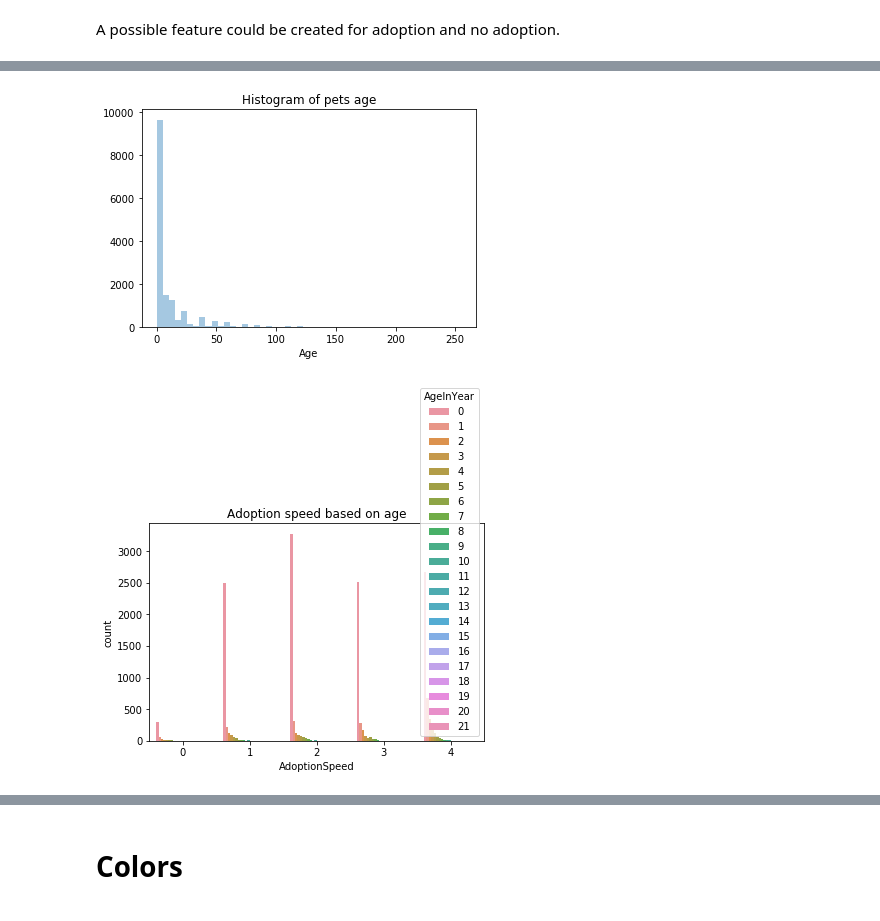
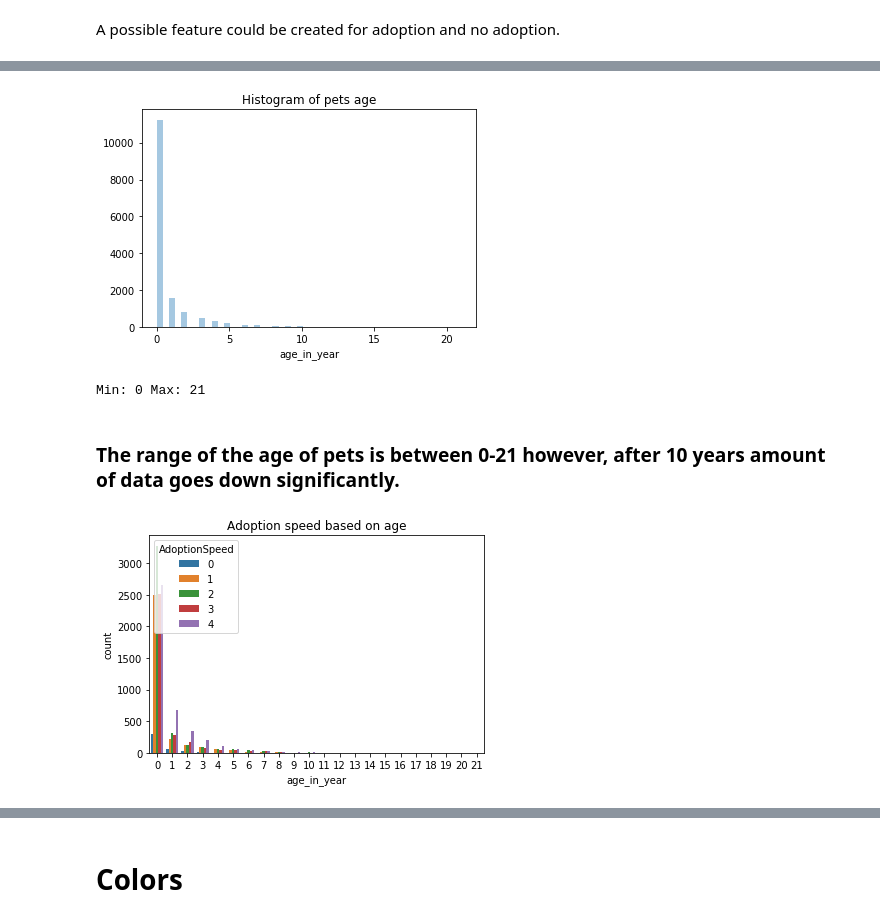
Before and after one commit to edwinwongy/kaggle_pet_finder, a Jupyter notebook: pets/pets-predict.ipynb, the cells around one changed output, grey strips where cells are left out. Drawn from its saved outputs; the diff is of its cells as text; code cells hidden in the pictures.

```diff
--- a/pets/pets-predict.ipynb
+++ b/pets/pets-predict.ipynb
@@ -27,6 +31,10 @@ Features created based on EDA presented below
 # %%
 # Create a feature representing individual or group of pets
 train_df['pet_profile'] = train_df['Quantity'].apply(lambda x: 'Individual' if x == 1 else 'Group')
+
+# Bin months into years
+years = [0, 1, 2, 3, 4, 5, 6, 7, 8, 9, 10, 11, 12, 13, 14, 15, 16, 17, 18, 19, 20, 21]
+train_df['age_in_year'] = pd.cut(train_df['Age'], 22, labels=years)
 # %%
 # Split training data into trianing and validation dataset
 x_train, x_validate, y_train, y_validate = train_test_split(train_df, train_df['AdoptionSpeed'], test_size=0.2)
@@ -40,15 +48,13 @@ Validation Size: 2999
 Test Size: 3948
 # %% [markdown]
 # Mapping values
-# %%
-# Rename values for easier visualisation
-
-# train_df['Gender'] = train_df['Gender'].map({1: 'Male', 2: 'Female', 3: 'Mixed'})
-# train_df['Type'] = train_df['Type'].map({1: 'Dog', 2: 'Cat'})
-# Bin months into years
-years = [0, 1, 2, 3, 4, 5, 6, 7, 8, 9, 10, 11, 12, 13, 14, 15, 16, 17, 18, 19, 20, 21]
-train_df['AgeInYear'] = pd.cut(train_df['Age'], 22,
-                                   labels=years)
+# %%
+# Rename values for easier visualisation
+type_map = {1: 'Dog', 2: 'Cat'}
+gender_map = {1: 'Male', 2: 'Female', 3: 'Mixed'}
+
+train_df['Gender'] = train_df['Gender'].map(gender_map)
+train_df['Type'] = train_df['Type'].map(type_map)
 # %%
 color_lables_df = pd.read_csv('../input/color_labels.csv')
 keys = color_lables_df.ColorID
@@ -155,10 +172,15 @@ visualise_count_plot(train_df, 'Vaccinated', '[Validate] Vaccinated pets')
 # %%
 # Display distribution of age of pets
-visualise_histogram_plot(train_df, 'Age', title='Histogram of pets age')
+visualise_histogram_plot(train_df, 'age_in_year', title='Histogram of pets age')
+
+print('Min:', min(train_df['age_in_year']), 'Max:', max(train_df['age_in_year']))
 # %% [output]
-[figure, old version]
+[figure, new version]
+Min: 0 Max: 21
+# %% [markdown]
+### The range of the age of pets is between 0-21 however, after 10 years amount of data goes down significantly.
 # %%
 # Display adoption speed by age
-visualise_count_plot(train_df, 'AdoptionSpeed', split_by='AgeInYear', title='Adoption speed based on age')
+visualise_count_plot(train_df, 'age_in_year', split_by='AdoptionSpeed', title='Adoption speed based on age')
 # %% [output]
-[figure, old version]
+[figure, new version]
```
Also changed, not shown: parts of 19 cells of this notebook, 1 other file.
